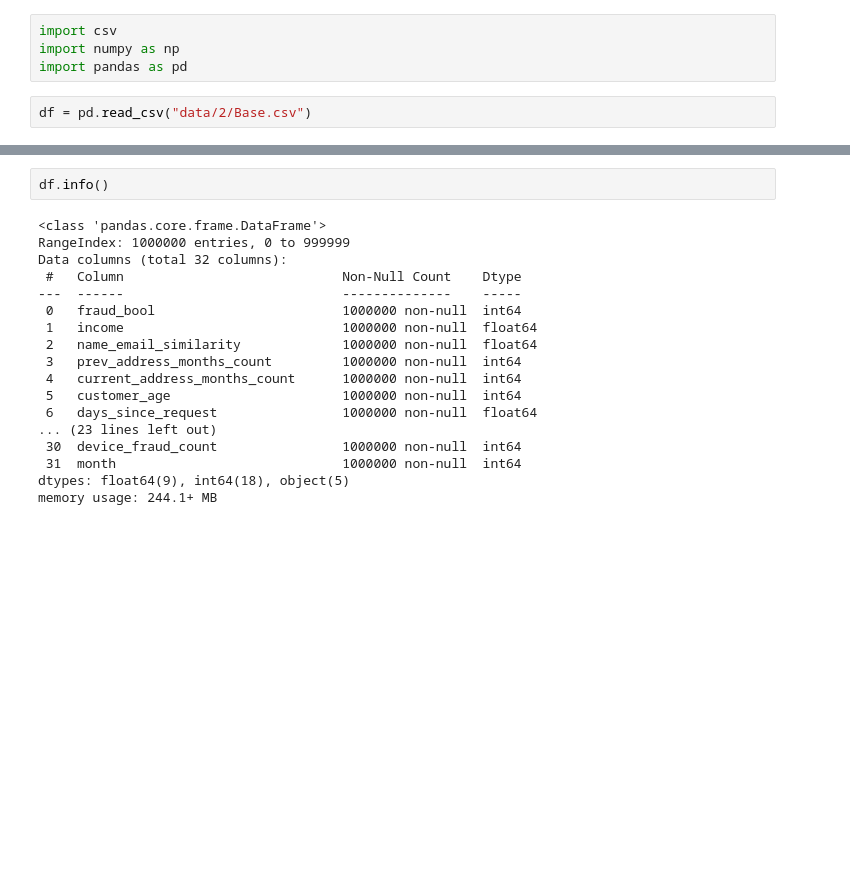
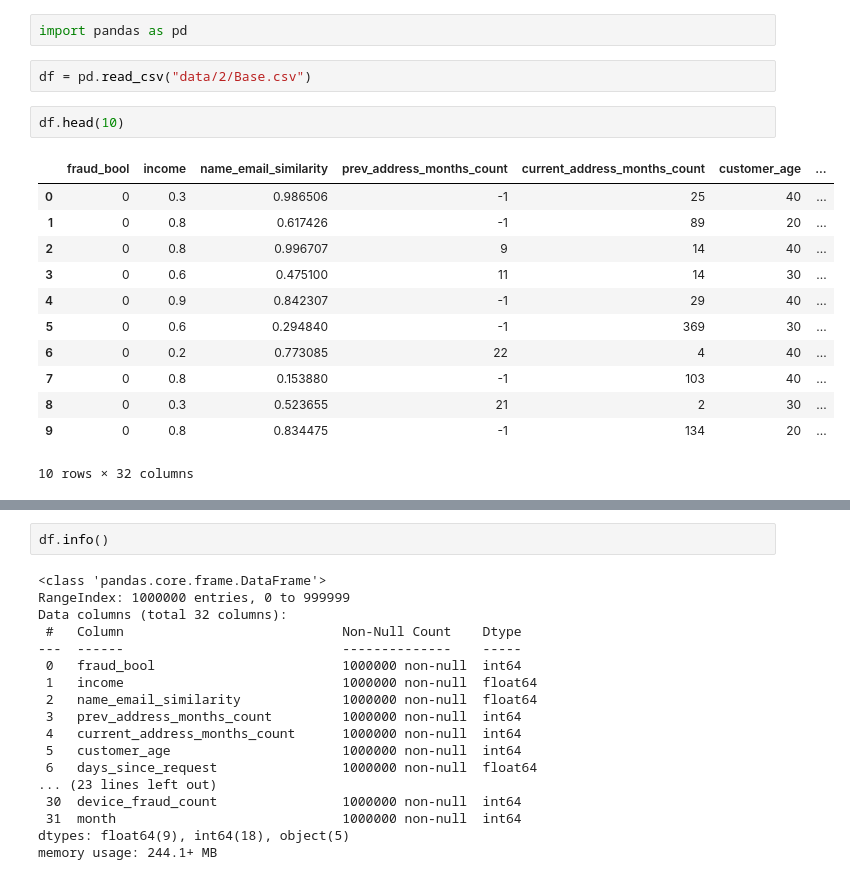
Before and after one commit to pepijn-lens/bankfraud, a Jupyter notebook: data_inspection.ipynb, the cells around one changed output, grey strips where cells are left out. Cells and saved outputs as stored; diff of their text form; blank space fills up the shorter version.

```diff
--- a/data_inspection.ipynb
+++ b/data_inspection.ipynb
@@ -1,6 +1,19 @@
 # %%
-import csv
-import numpy as np
 import pandas as pd
 # %%
 df = pd.read_csv("data/2/Base.csv")
+# %%
+df.head(10)
+# %% [output]
+|  | fraud_bool | income | name_email_similarity | prev_address_months_count | current_address_months_count | customer_age | ... |
+| 0 | 0 | 0.3 | 0.986506 | -1 | 25 | 40 | ... |
+| 1 | 0 | 0.8 | 0.617426 | -1 | 89 | 20 | ... |
+| 2 | 0 | 0.8 | 0.996707 | 9 | 14 | 40 | ... |
+| 3 | 0 | 0.6 | 0.475100 | 11 | 14 | 30 | ... |
+| 4 | 0 | 0.9 | 0.842307 | -1 | 29 | 40 | ... |
+| 5 | 0 | 0.6 | 0.294840 | -1 | 369 | 30 | ... |
+| 6 | 0 | 0.2 | 0.773085 | 22 | 4 | 40 | ... |
+| 7 | 0 | 0.8 | 0.153880 | -1 | 103 | 40 | ... |
+| 8 | 0 | 0.3 | 0.523655 | 21 | 2 | 30 | ... |
+| 9 | 0 | 0.8 | 0.834475 | -1 | 134 | 20 | ... |
+10 rows × 32 columns
```
Also changed, not shown: parts of 18 cells of this notebook, 1 other file.
